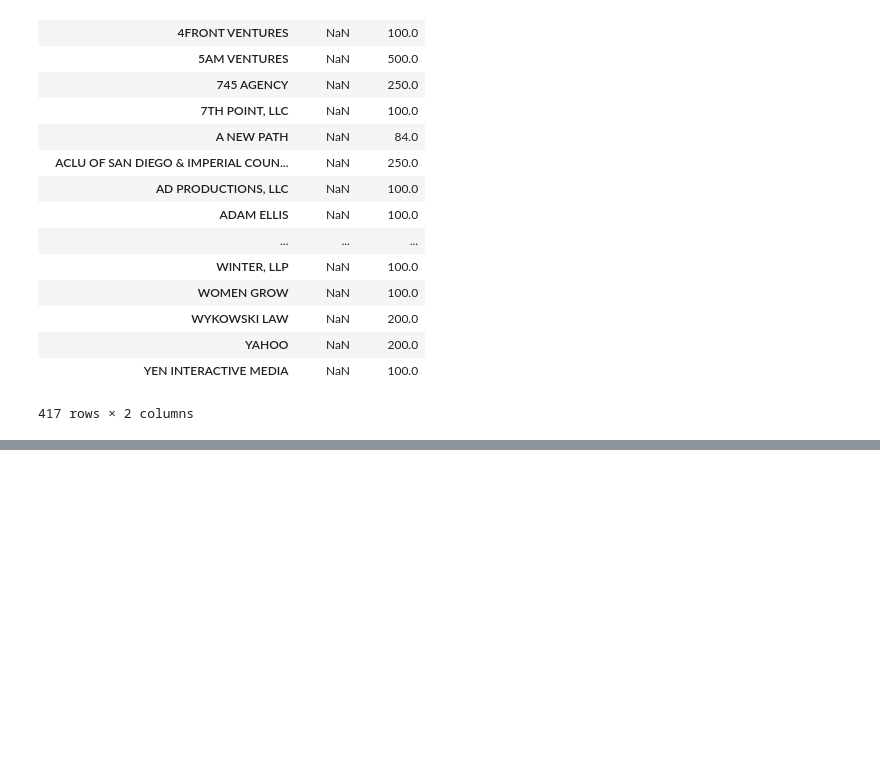
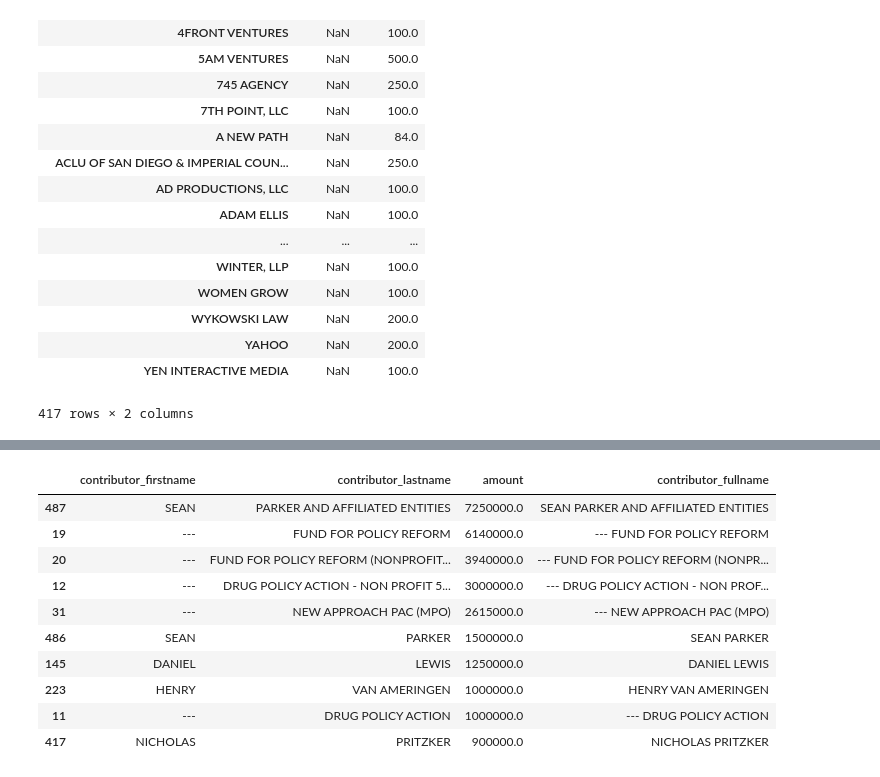
Before and after one commit to jeanettelin8/daily-bruin-training, a Jupyter notebook: prop-64.ipynb, the cells around one changed output, grey strips where cells are left out. Cells and saved outputs as stored; diff of their text form; code cells hidden in the pictures; blank space fills up the shorter version.

```diff
--- a/prop-64.ipynb
+++ b/prop-64.ipynb
@@ -407,0 +447,14 @@ merged.groupby(['committee_position','contributor_employer']).amount.sum().unsta
+# %%
+top_supporters
+# %% [output]
+|  | contributor_firstname | contributor_lastname | amount | contributor_fullname |
+| 487 | SEAN | PARKER AND AFFILIATED ENTITIES | 7250000.0 | SEAN PARKER AND AFFILIATED ENTITIES |
+| 19 | --- | FUND FOR POLICY REFORM | 6140000.0 | --- FUND FOR POLICY REFORM |
+| 20 | --- | FUND FOR POLICY REFORM (NONPROFIT... | 3940000.0 | --- FUND FOR POLICY REFORM (NONPR... |
+| 12 | --- | DRUG POLICY ACTION - NON PROFIT 5... | 3000000.0 | --- DRUG POLICY ACTION - NON PROF... |
+| 31 | --- | NEW APPROACH PAC (MPO) | 2615000.0 | --- NEW APPROACH PAC (MPO) |
+| 486 | SEAN | PARKER | 1500000.0 | SEAN PARKER |
+| 145 | DANIEL | LEWIS | 1250000.0 | DANIEL LEWIS |
+| 223 | HENRY | VAN AMERINGEN | 1000000.0 | HENRY VAN AMERINGEN |
+| 11 | --- | DRUG POLICY ACTION | 1000000.0 | --- DRUG POLICY ACTION |
+| 417 | NICHOLAS | PRITZKER | 900000.0 | NICHOLAS PRITZKER |
```
Also changed, not shown: parts of 13 cells of this notebook.
